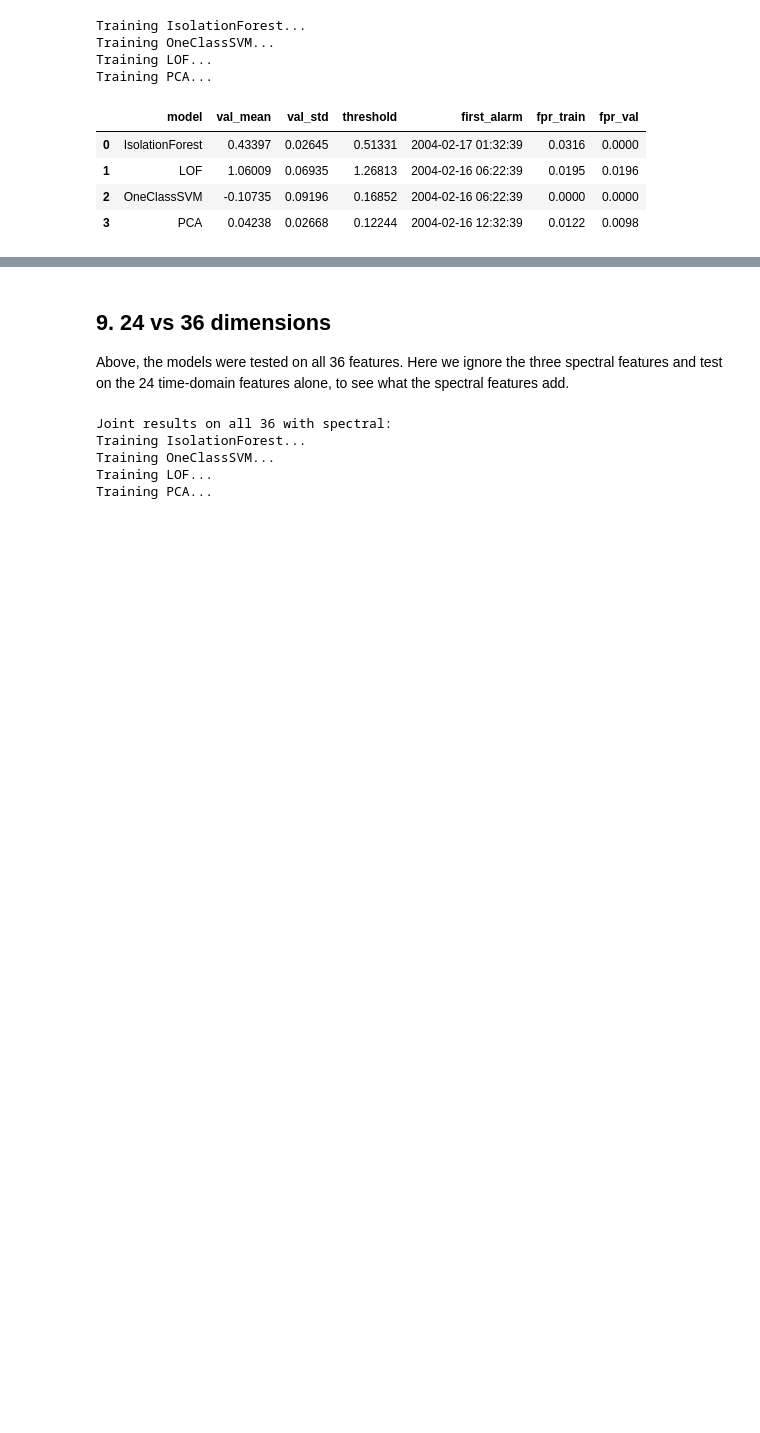
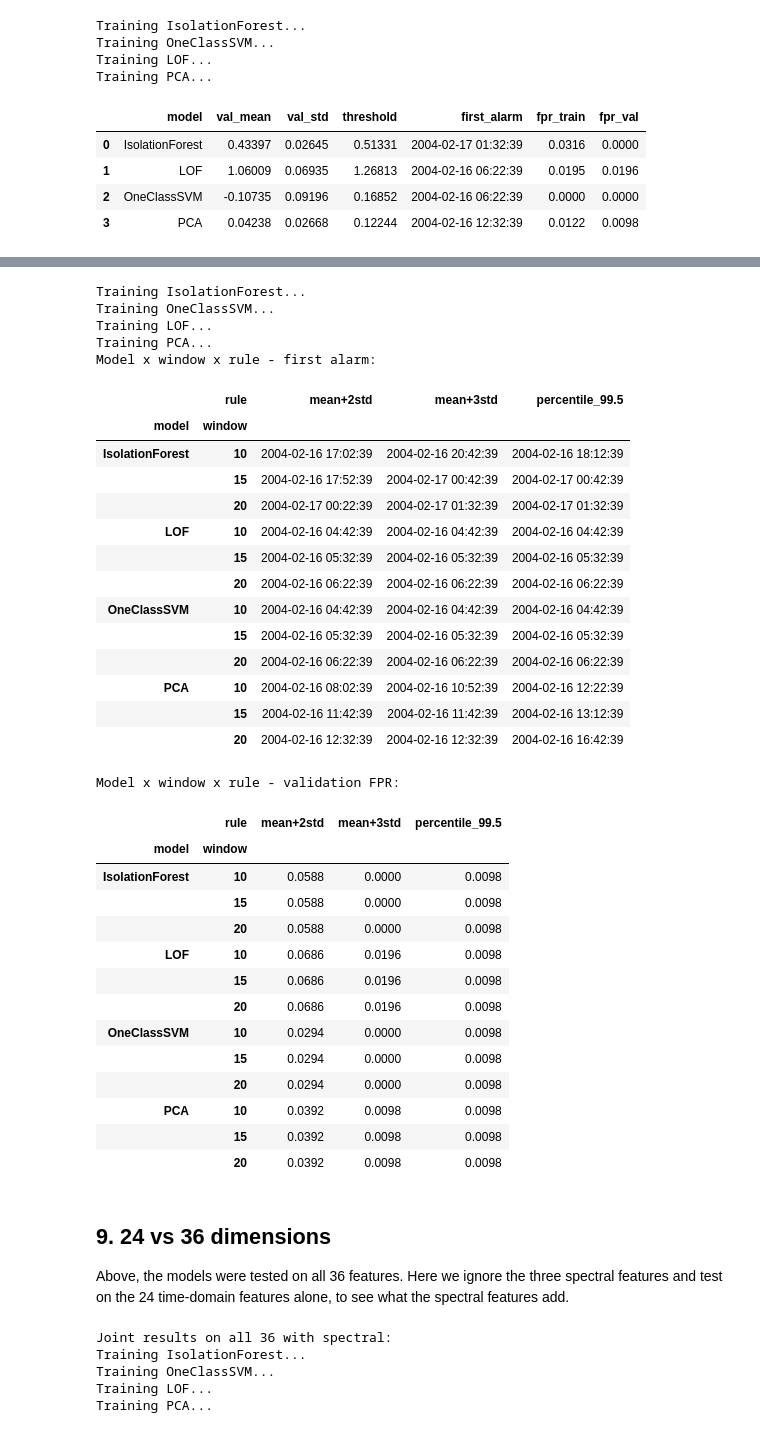
Before and after one commit to maidabiber/anomaly-detection-thesis, a Jupyter notebook: notebooks/analyze_2nd_test.ipynb, the cells around one changed output, grey strips where cells are left out. Drawn from its saved outputs; the diff is of its cells as text; code cells hidden in the pictures; blank space fills up the shorter version.

```diff
--- a/notebooks/analyze_2nd_test.ipynb
+++ b/notebooks/analyze_2nd_test.ipynb
@@ -279,3 +308,51 @@ Training PCA...
+# %%
+from src.experiments import sweep_detector_params
+
+# Same data, window x threshold-rule grid in one table (fit once per model).
+# No onset here: alarm + validation FPR only. Comparison against the
+# documented onset comes later (section 21), after the results exist.
+det_sweep = sweep_detector_params(classical, X_healthy_train, X_all, X_healthy_val,
+                                  df.index, train_end, val_end,
+                                  windows=(10, 15, 20), verbose=True)
+print("Model x window x rule - first alarm:")
+display(det_sweep.pivot_table(index=['model', 'window'], columns='rule', values='alarm', aggfunc='first'))
+print("Model x window x rule - validation FPR:")
+display(det_sweep.pivot_table(index=['model', 'window'], columns='rule', values='fpr_val', aggfunc='first').style.format('{:.4f}'))
+# %% [output]
+Training IsolationForest...
+Training OneClassSVM...
+Training LOF...
+Training PCA...
+Model x window x rule - first alarm:
+|  | rule | mean+2std | mean+3std | percentile_99.5 |
+| model | window |  |  |  |
+| IsolationForest | 10 | 2004-02-16 17:02:39 | 2004-02-16 20:42:39 | 2004-02-16 18:12:39 |
+|  | 15 | 2004-02-16 17:52:39 | 2004-02-17 00:42:39 | 2004-02-17 00:42:39 |
+|  | 20 | 2004-02-17 00:22:39 | 2004-02-17 01:32:39 | 2004-02-17 01:32:39 |
+| LOF | 10 | 2004-02-16 04:42:39 | 2004-02-16 04:42:39 | 2004-02-16 04:42:39 |
+|  | 15 | 2004-02-16 05:32:39 | 2004-02-16 05:32:39 | 2004-02-16 05:32:39 |
+|  | 20 | 2004-02-16 06:22:39 | 2004-02-16 06:22:39 | 2004-02-16 06:22:39 |
+| OneClassSVM | 10 | 2004-02-16 04:42:39 | 2004-02-16 04:42:39 | 2004-02-16 04:42:39 |
+|  | 15 | 2004-02-16 05:32:39 | 2004-02-16 05:32:39 | 2004-02-16 05:32:39 |
+|  | 20 | 2004-02-16 06:22:39 | 2004-02-16 06:22:39 | 2004-02-16 06:22:39 |
+| PCA | 10 | 2004-02-16 08:02:39 | 2004-02-16 10:52:39 | 2004-02-16 12:22:39 |
+|  | 15 | 2004-02-16 11:42:39 | 2004-02-16 11:42:39 | 2004-02-16 13:12:39 |
+|  | 20 | 2004-02-16 12:32:39 | 2004-02-16 12:32:39 | 2004-02-16 16:42:39 |
+Model x window x rule - validation FPR:
+|  | rule | mean+2std | mean+3std | percentile_99.5 |
+| model | window |  |  |  |
+| IsolationForest | 10 | 0.0588 | 0.0000 | 0.0098 |
+|  | 15 | 0.0588 | 0.0000 | 0.0098 |
+|  | 20 | 0.0588 | 0.0000 | 0.0098 |
+| LOF | 10 | 0.0686 | 0.0196 | 0.0098 |
+|  | 15 | 0.0686 | 0.0196 | 0.0098 |
+|  | 20 | 0.0686 | 0.0196 | 0.0098 |
+| OneClassSVM | 10 | 0.0294 | 0.0000 | 0.0098 |
+|  | 15 | 0.0294 | 0.0000 | 0.0098 |
+|  | 20 | 0.0294 | 0.0000 | 0.0098 |
+| PCA | 10 | 0.0392 | 0.0098 | 0.0098 |
+|  | 15 | 0.0392 | 0.0098 | 0.0098 |
+|  | 20 | 0.0392 | 0.0098 | 0.0098 |
 # %% [markdown]
 ## 9. 24 vs 36 dimensions
 
```
Also changed, not shown: parts of 19 cells of this notebook, 5 other files.
